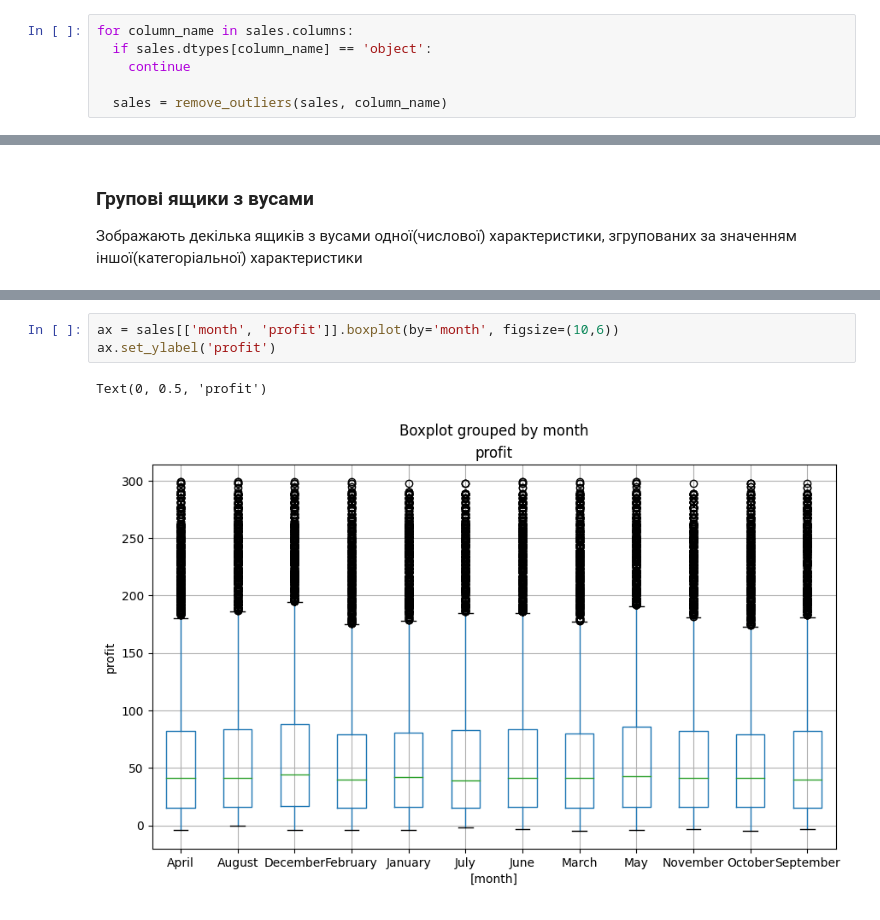
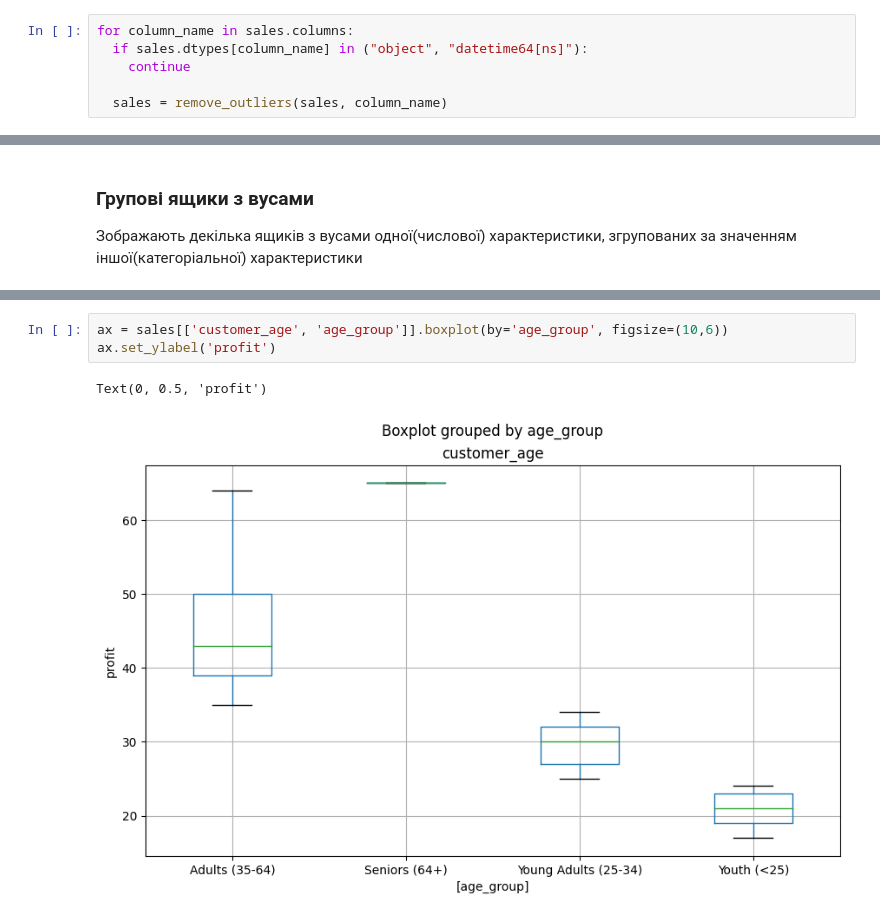
Before and after one commit to HalyshAnton/IT-Step-Pyton-AI, a Jupyter notebook: module2/data_analysis.ipynb, the cells around one changed output, grey strips where cells are left out. Cells and saved outputs as stored; diff of their text form.

```diff
--- a/module2/data_analysis.ipynb
+++ b/module2/data_analysis.ipynb
@@ -227,7 +228,7 @@ def remove_outliers(df, column_name):
   return df[mask]
 # %%
 for column_name in sales.columns:
-  if sales.dtypes[column_name] == 'object':
+  if sales.dtypes[column_name] in ("object", "datetime64[ns]"):
     continue
 
   sales = remove_outliers(sales, column_name)
@@ -362,6 +383,6 @@ sales.plot(kind='scatter', x='revenue', y='profit', figsize=(6,6))
 # %%
-ax = sales[['month', 'profit']].boxplot(by='month', figsize=(10,6))
+ax = sales[['customer_age', 'age_group']].boxplot(by='age_group', figsize=(10,6))
 ax.set_ylabel('profit')
 # %% [output]
 Text(0, 0.5, 'profit')
-[figure, old version]
+[figure, new version]
```
Also changed, not shown: parts of 12 cells of this notebook.
